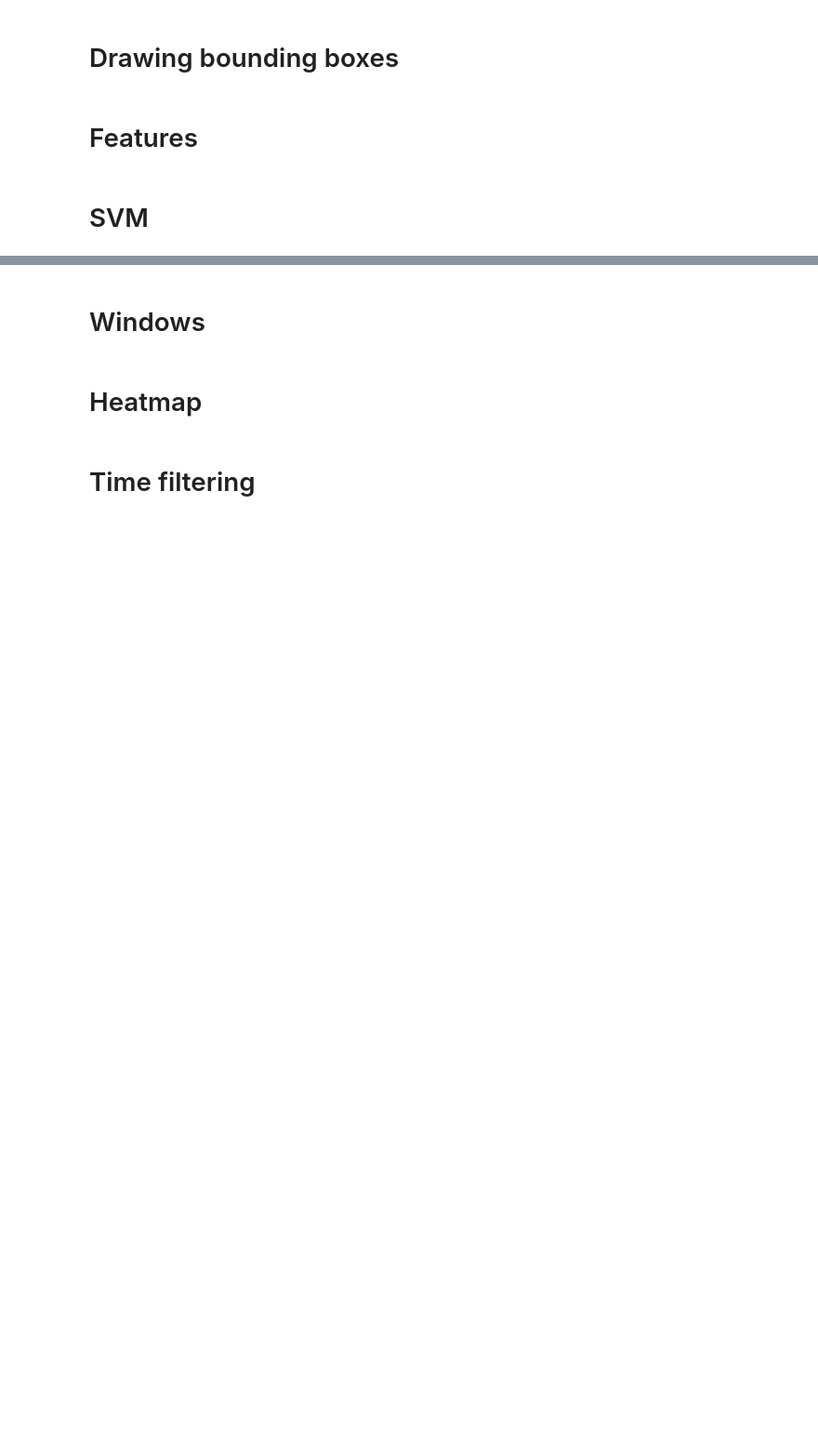
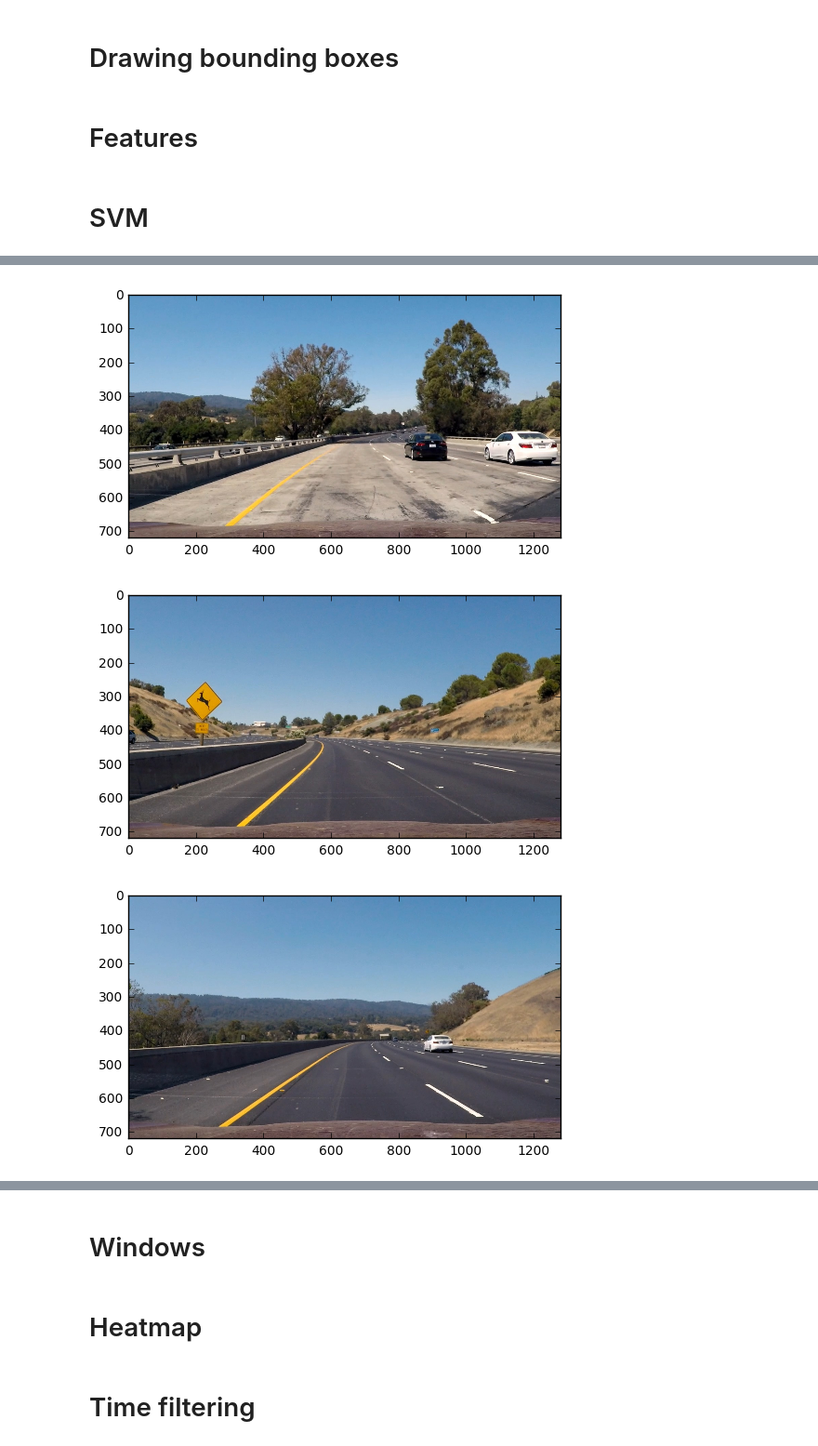
Before and after one commit to ingenieroariel/CarND-Vehicle-Detection, a Jupyter notebook: code.ipynb, the cells around one changed output, grey strips where cells are left out. Shown at 93% size. Saved outputs shown, nothing was run; the diff lists cells and outputs as text; code cells hidden in the pictures; blank space fills up the shorter version.

```diff
--- a/code.ipynb
+++ b/code.ipynb
@@ -271,3 +271,18 @@ LinearSVC(C=100000, class_weight=None, dual=True, fit_intercept=True,
      intercept_scaling=1, loss='squared_hinge', max_iter=1000,
      multi_class='ovr', penalty='l2', random_state=None, tol=0.0001,
      verbose=0)
+# %%
+# Verify it works
+import glob
+images = glob.glob('test_images/*')
+images = sorted(images)
+# %%
+for image in images:
+    img_test = cv2.imread(image)
+    img_test = cv2.cvtColor(img_test, cv2.COLOR_BGR2RGB)
+    plt.figure()
+    plt.imshow(img_test)
+# %% [output]
+[figure, added]
+[figure, added]
+[figure, added]
```
Also changed, not shown: parts of 10 cells of this notebook, 2 other files.
